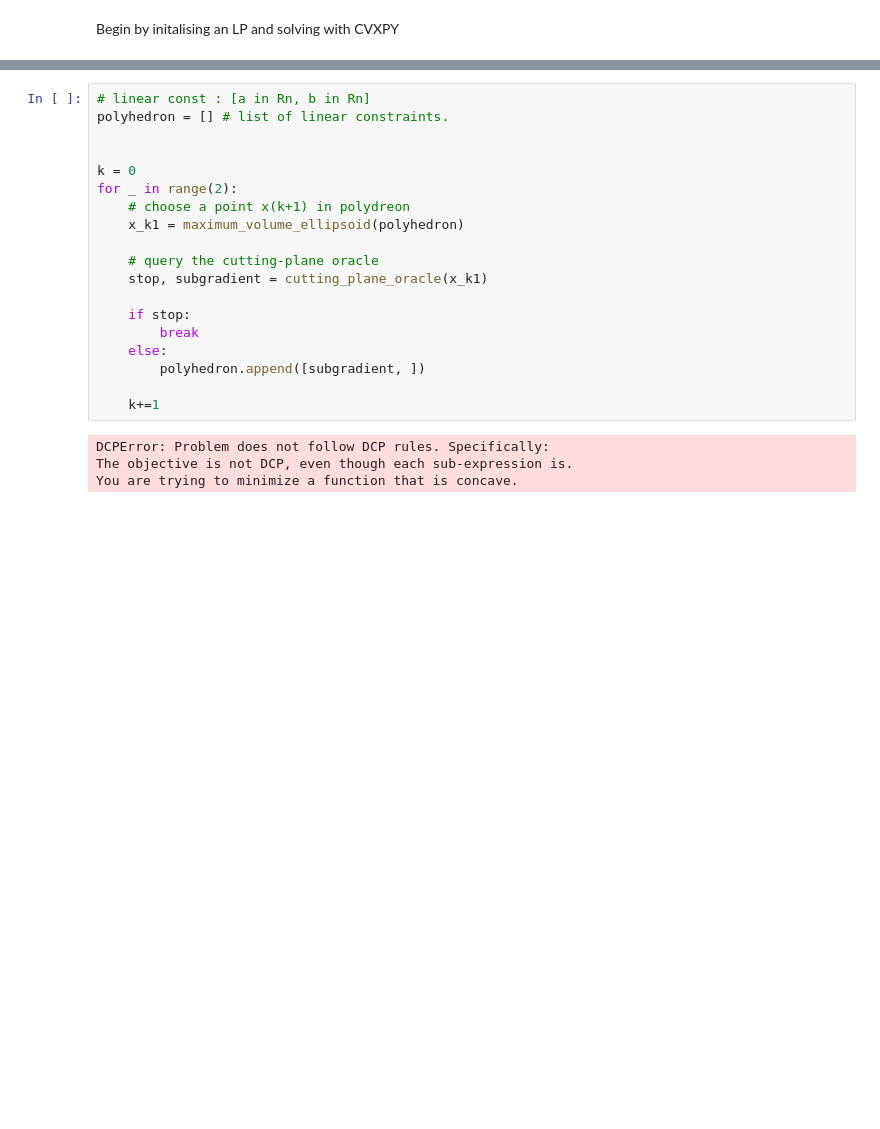
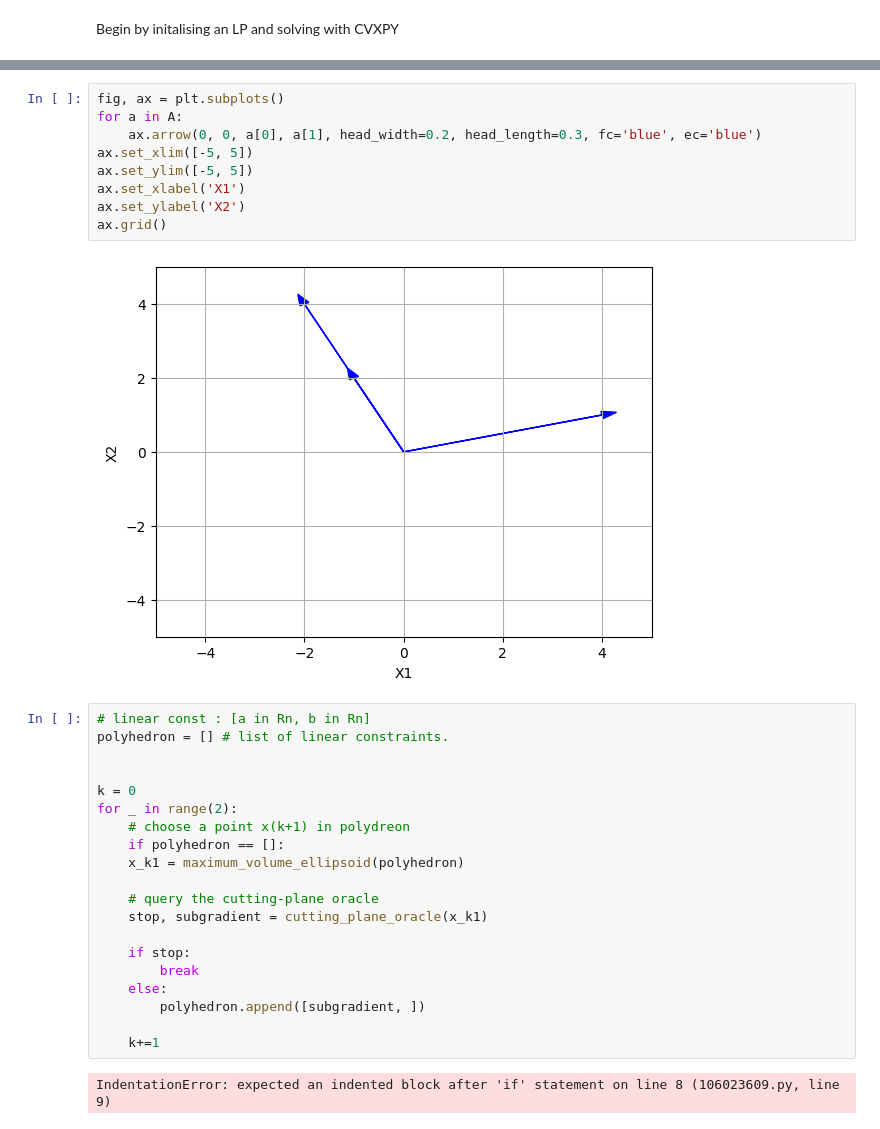
Before and after one commit to FergusCurrie/optimisation, a Jupyter notebook: notebooks/cutting-plane-method.ipynb, the cells around one changed output, grey strips where cells are left out. Saved outputs shown, nothing was run; the diff lists cells and outputs as text; blank space fills up the shorter version.

```diff
--- a/notebooks/cutting-plane-method.ipynb
+++ b/notebooks/cutting-plane-method.ipynb
@@ -85,3 +132,14 @@ def maximum_volume_ellipsoid(polyhedron):
+# %%
+fig, ax = plt.subplots()
+for a in A:
+    ax.arrow(0, 0, a[0], a[1], head_width=0.2, head_length=0.3, fc='blue', ec='blue')
+ax.set_xlim([-5, 5])
+ax.set_ylim([-5, 5])
+ax.set_xlabel('X1')
+ax.set_ylabel('X2')
+ax.grid()
+# %% [output]
+[figure, added]
 # %%
 # linear const : [a in Rn, b in Rn]
 polyhedron = [] # list of linear constraints.
@@ -90,6 +148,7 @@ polyhedron = [] # list of linear constraints.
 k = 0
 for _ in range(2):
     # choose a point x(k+1) in polydreon
+    if polyhedron == []:
     x_k1 = maximum_volume_ellipsoid(polyhedron)
 
     # query the cutting-plane oracle
@@ -102,6 +161,4 @@ for _ in range(2):
 
     k+=1
 # %% [output]
-DCPError: Problem does not follow DCP rules. Specifically:
-The objective is not DCP, even though each sub-expression is.
-You are trying to minimize a function that is concave.
+IndentationError: expected an indented block after 'if' statement on line 8 (106023609.py, line 9)
```
Also changed, not shown: parts of 12 cells of this notebook.
